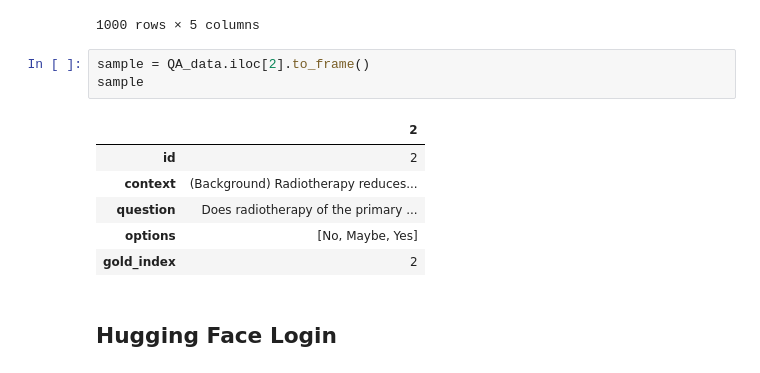
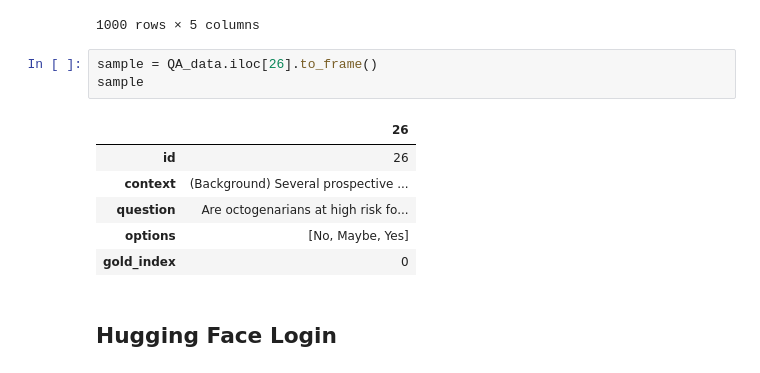
Before and after one commit to wenqingmao/aws-distillation-project, a Jupyter notebook: Models.ipynb, the cells around one changed output. Cells and saved outputs as stored; diff of their text form.

```diff
--- a/Models.ipynb
+++ b/Models.ipynb
@@ -41,15 +41,15 @@ QA_data
 | 999 | 999 | (Background) An unknown number of... | Are many colorectal cancers due t... | [No, Maybe, Yes] | 0 |
 1000 rows × 5 columns
 # %%
-sample = QA_data.iloc[2].to_frame()
+sample = QA_data.iloc[26].to_frame()
 sample
 # %% [output]
-|  | 2 |
-| id | 2 |
-| context | (Background) Radiotherapy reduces... |
-| question | Does radiotherapy of the primary ... |
+|  | 26 |
+| id | 26 |
+| context | (Background) Several prospective ... |
+| question | Are octogenarians at high risk fo... |
 | options | [No, Maybe, Yes] |
-| gold_index | 2 |
+| gold_index | 0 |
 # %% [markdown]
 ## Hugging Face Login
 # %%
```
Also changed, not shown: parts of 29 cells of this notebook.
